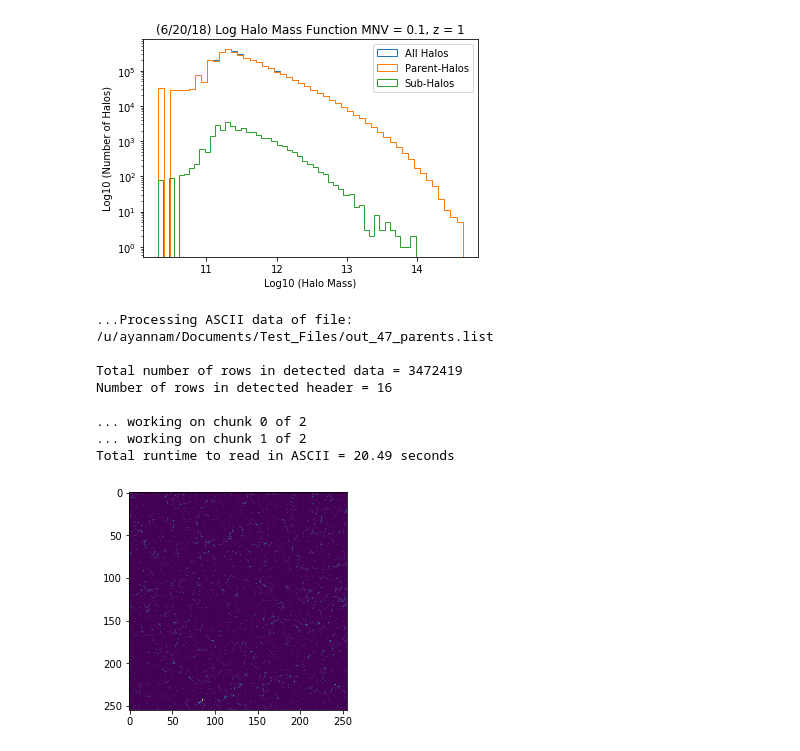
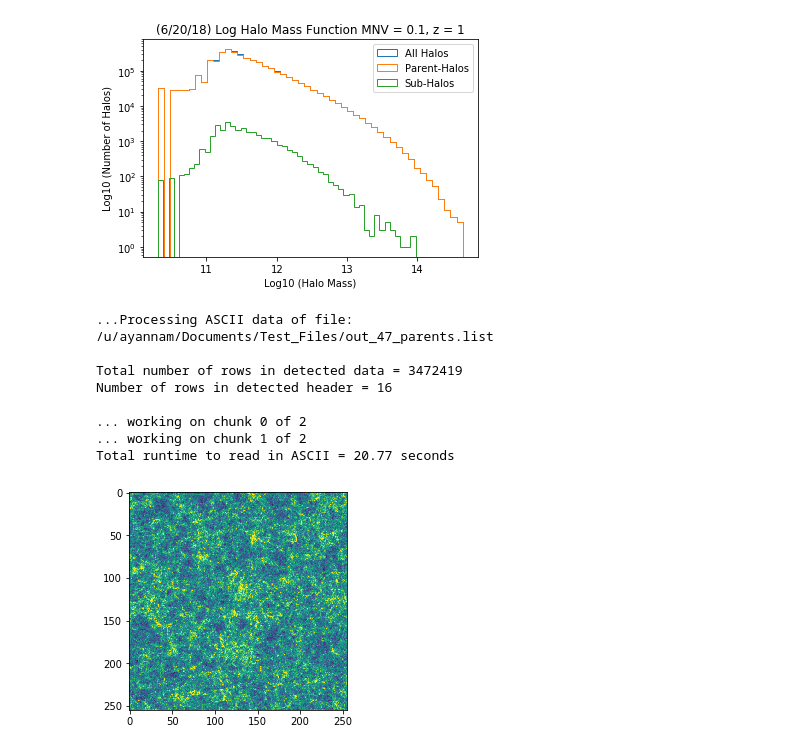
Before and after one commit to may32098/ASTROUSRP_halos_with_neutrinos, a Jupyter notebook: halo_cat_process.ipynb, the cells around one changed output. Cells and saved outputs as stored; diff of their text form; code cells hidden in the pictures.

```diff
--- a/halo_cat_process.ipynb
+++ b/halo_cat_process.ipynb
@@ -96,35 +96,35 @@ def get_positions(cat_filename):
     # returns a matrix of halo positions with individual halos being rows and x, y, z positions being columns
     return read_cat(cat_filename)[0]
 
 #print(get_positions("/u/ayannam/Documents/Test_Files/test_halo_process.list"))
 
 def get_masses(cat_filename):
     # returns an array of halo masses with the individual halos being the index/ columns
     return read_cat(cat_filename)[1]
 
 #print(get_positions("/u/ayannam/Documents/Test_Files/test_halo_process.list"))
 
 def gridding(halo_positions):
     # returns a 3D grid of the density of halos
     grid = np.histogramdd(halo_positions / Lgrid, bins = [bin_centers, bin_centers, bin_centers])[0]
     grid = grid / np.mean(grid) - 1
     return grid
 
-def plotGrid(cat_filename, plane_ind):
+def plotGrid(cat_filename):
     p = get_positions(cat_filename)
     g = gridding(p)
-    plt.imshow(g[plane_ind])
+    plt.imshow(np.sum(g, axis = 0), vmin = -3 * np.std(np.sum(g, axis = 0)), vmax = 3 * np.std(np.sum(g, axis = 0)))
     plt.show()
 
-plotGrid("/u/ayannam/Documents/Test_Files/out_47_parents.list", 128)
+plotGrid("/u/ayannam/Documents/Test_Files/out_47_parents.list")
 # %% [output]
 ...Processing ASCII data of file:
 /u/ayannam/Documents/Test_Files/out_47_parents.list
 
 Total number of rows in detected data = 3472419
 Number of rows in detected header = 16
 
 ... working on chunk 0 of 2
 ... working on chunk 1 of 2
-Total runtime to read in ASCII = 20.49 seconds
+Total runtime to read in ASCII = 20.77 seconds
-[figure, old version]
+[figure, new version]
```
